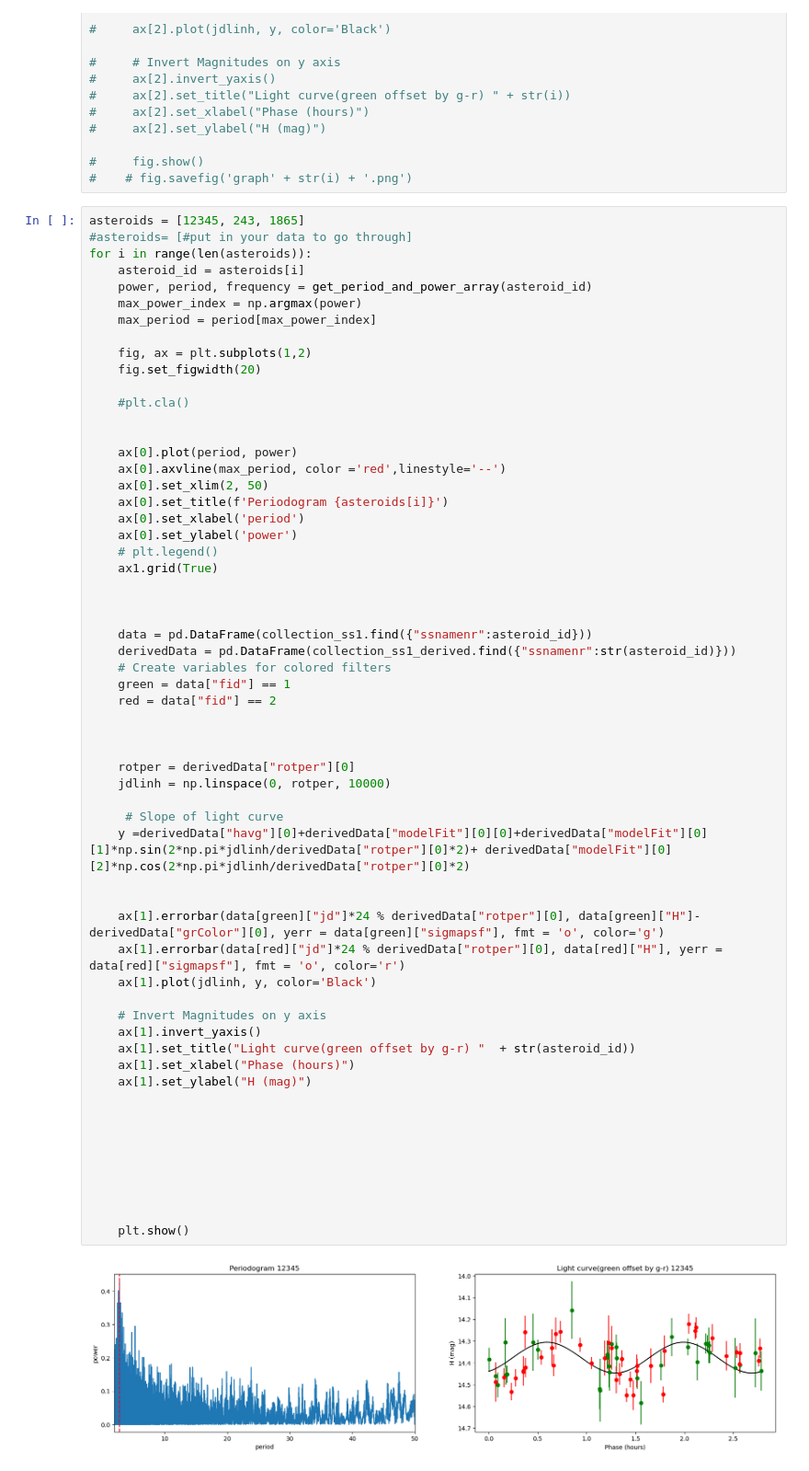
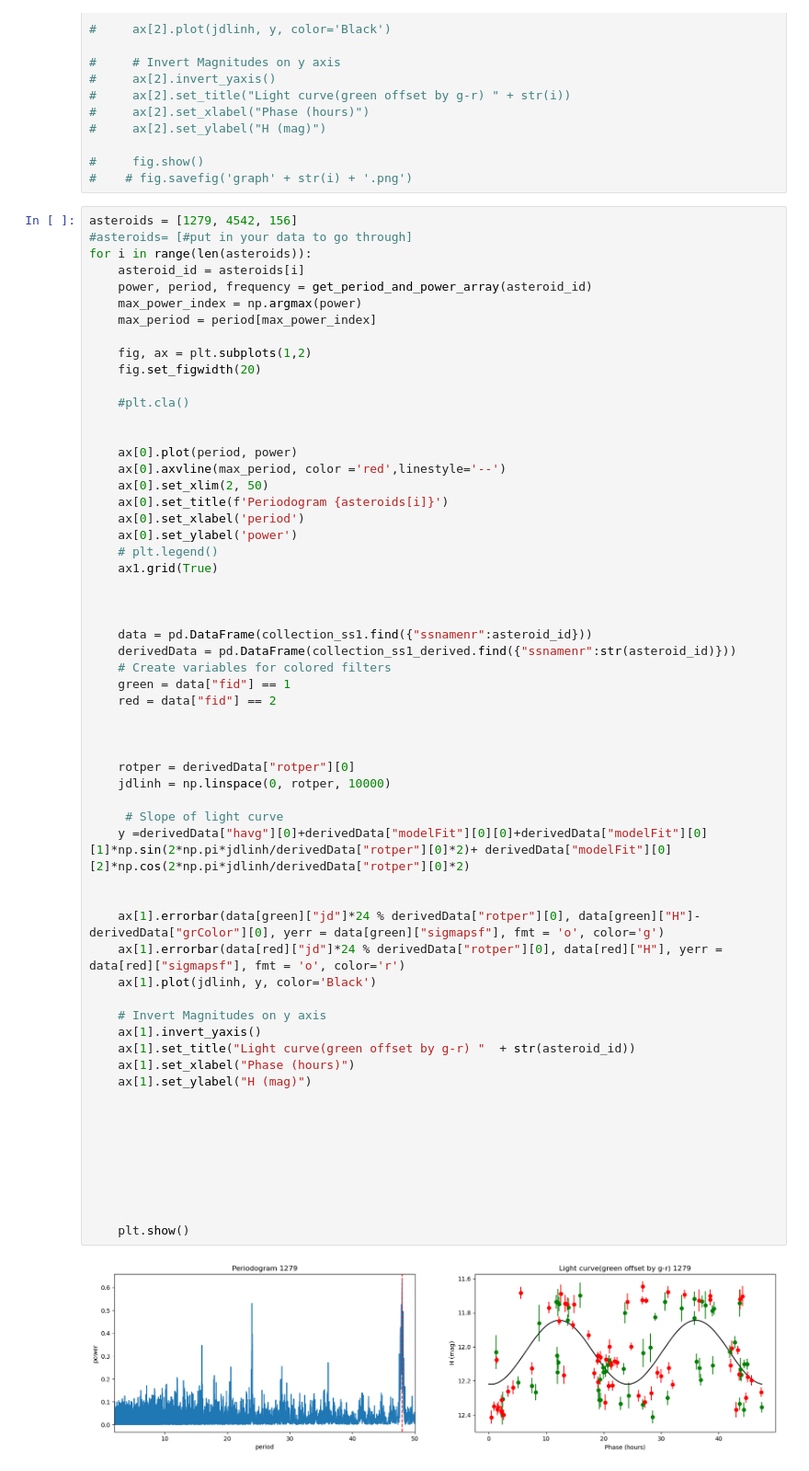
Before and after one commit to fixedOtter/AstroInformatics-Group5, a Jupyter notebook: app.ipynb, the cells around one changed output. Shown at 92% size. Saved outputs shown, nothing was run; the diff lists cells and outputs as text.

```diff
--- a/app.ipynb
+++ b/app.ipynb
@@ -206,7 +206,7 @@ collection_ss1_derived = db["snapshot_1_derived_properties"]
 #     fig.show()
 #    # fig.savefig('graph' + str(i) + '.png')
 # %%
-asteroids = [12345, 243, 1865]
+asteroids = [1279, 4542, 156]
 #asteroids= [#put in your data to go through]
 for i in range(len(asteroids)):
     asteroid_id = asteroids[i]
@@ -238,31 +238,31 @@ for i in range(len(asteroids)):
     red = data["fid"] == 2
 
 
 
     rotper = derivedData["rotper"][0]
     jdlinh = np.linspace(0, rotper, 10000)
 
      # Slope of light curve
     y =derivedData["havg"][0]+derivedData["modelFit"][0][0]+derivedData["modelFit"][0][1]*np.sin(2*np.pi*jdlinh/derivedData["rotper"][0]*2)+ derivedData["modelFit"][0][2]*np.cos(2*np.pi*jdlinh/derivedData["rotper"][0]*2)
 
 
     ax[1].errorbar(data[green]["jd"]*24 % derivedData["rotper"][0], data[green]["H"]-derivedData["grColor"][0], yerr = data[green]["sigmapsf"], fmt = 'o', color='g')
     ax[1].errorbar(data[red]["jd"]*24 % derivedData["rotper"][0], data[red]["H"], yerr = data[red]["sigmapsf"], fmt = 'o', color='r')
     ax[1].plot(jdlinh, y, color='Black')
 
     # Invert Magnitudes on y axis
     ax[1].invert_yaxis()
     ax[1].set_title("Light curve(green offset by g-r) "  + str(asteroid_id))
     ax[1].set_xlabel("Phase (hours)")
     ax[1].set_ylabel("H (mag)")
 
 
 
 
 
 
 
 
     plt.show()
 # %% [output]
-[figure, old version]
+[figure, new version]
```
Also changed, not shown: parts of 1 cell of this notebook.
